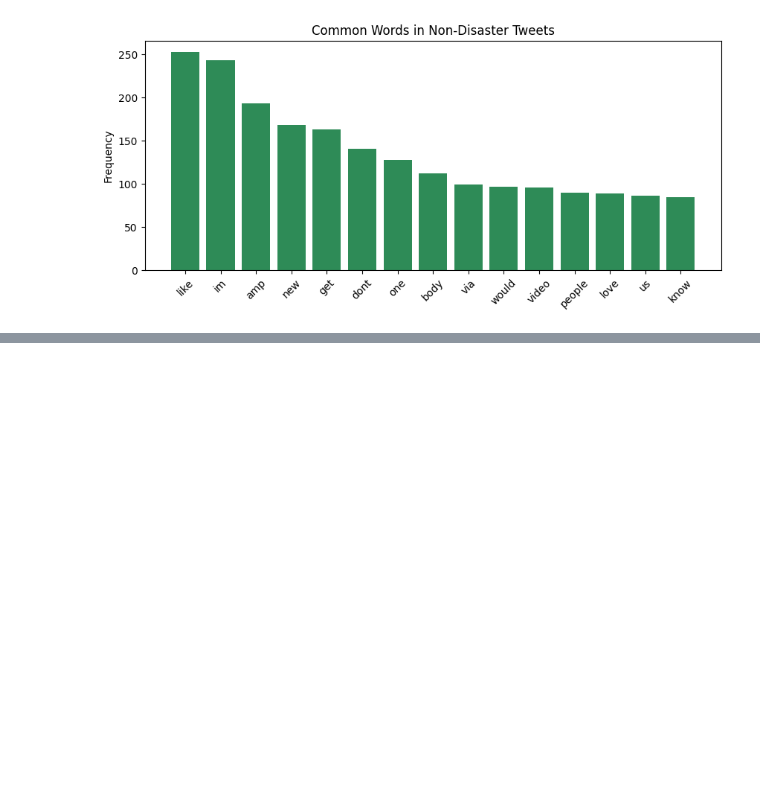
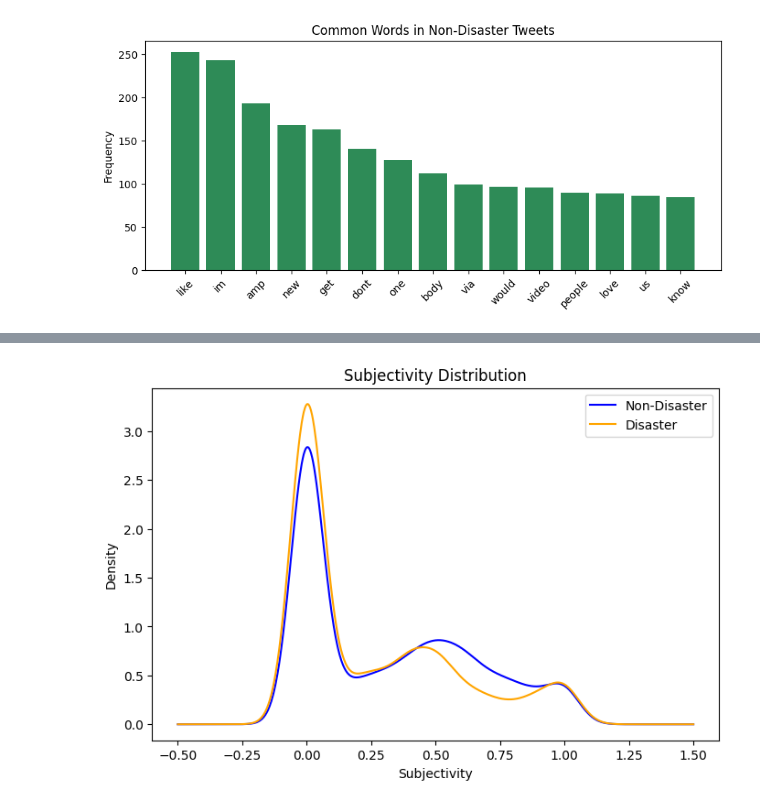
Before and after one commit to deBurglar/Disaster-tweets-xgboost, a Jupyter notebook: notebooks/disaster_tweets.ipynb, the cells around one changed output, grey strips where cells are left out. Drawn from its saved outputs; the diff is of its cells as text; code cells hidden in the pictures; blank space fills up the shorter version.

```diff
--- a/notebooks/disaster_tweets.ipynb
+++ b/notebooks/disaster_tweets.ipynb
@@ -309,0 +345,11 @@ plt.show()
+# %%
+plt.figure(figsize=(8,5))
+df[df['target']==0]['subjectivity'].plot(kind='kde', label='Non-Disaster', color='blue')
+df[df['target']==1]['subjectivity'].plot(kind='kde', label='Disaster', color='orange')
+plt.title("Subjectivity Distribution")
+plt.xlabel("Subjectivity")
+plt.legend()
+plt.savefig("plots/subjectivity_distribution.png")
+plt.show()
+# %% [output]
+[figure, added]
```
Also changed, not shown: parts of 35 cells of this notebook, 7 other files.
